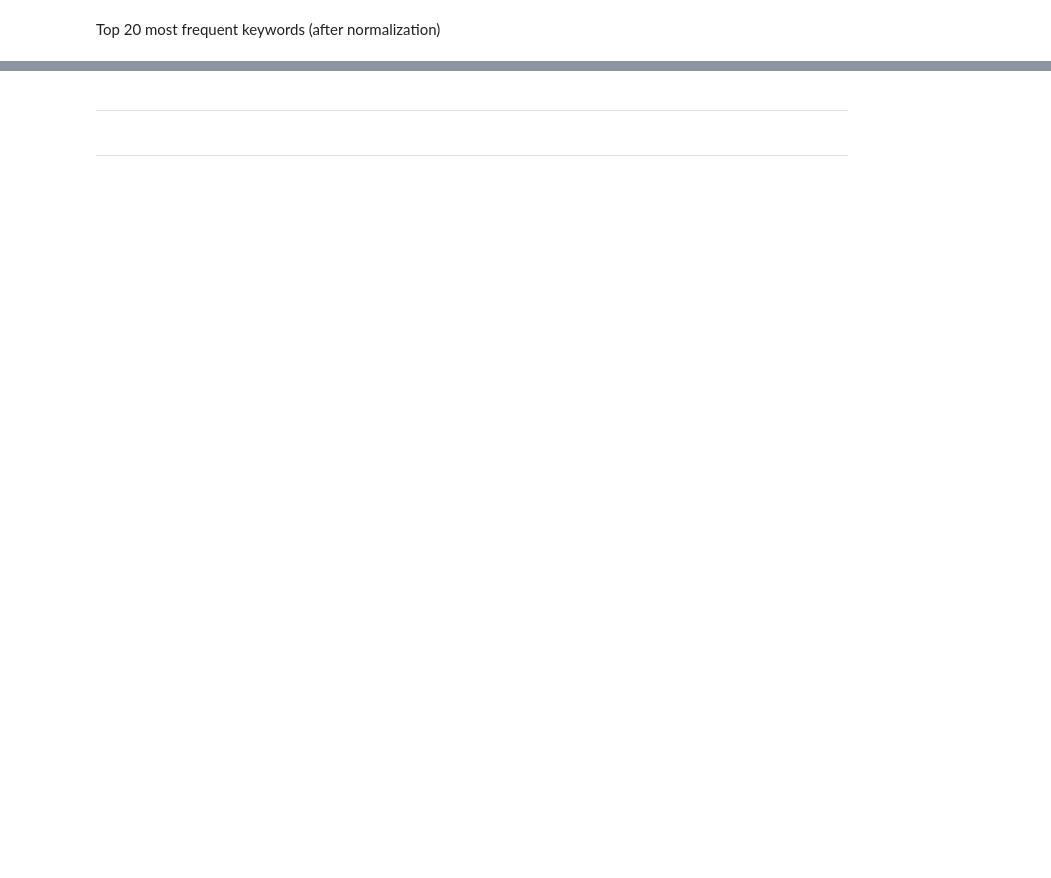
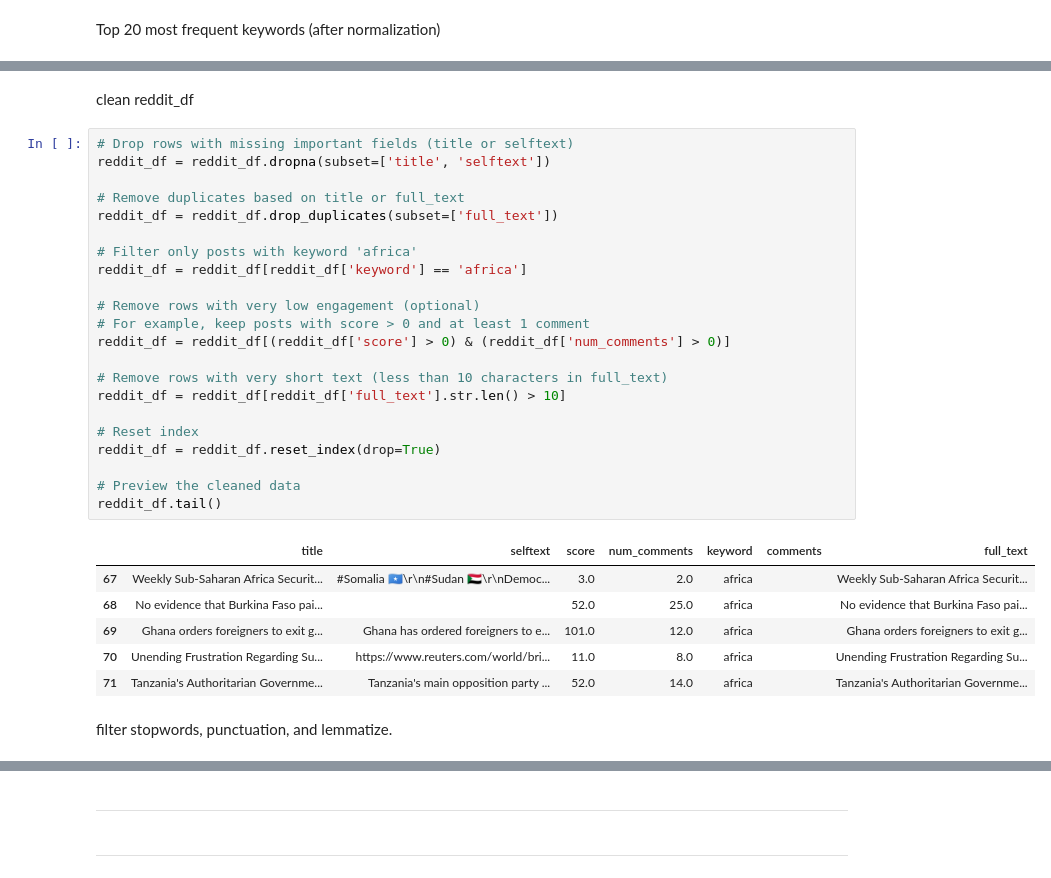
Before and after one commit to L-N-E0/USAID-Kenya-Sentiment-Analysis, a Jupyter notebook: notebooks/Mbego.ipynb, the cells around one changed output, grey strips where cells are left out. Cells and saved outputs as stored; diff of their text form; blank space fills up the shorter version.

```diff
--- a/notebooks/Mbego.ipynb
+++ b/notebooks/Mbego.ipynb
@@ -513,0 +566,33 @@ print(news_df.columns.tolist())
+# %% [markdown]
+clean reddit_df
+# %%
+# Drop rows with missing important fields (title or selftext)
+reddit_df = reddit_df.dropna(subset=['title', 'selftext'])
+
+# Remove duplicates based on title or full_text
+reddit_df = reddit_df.drop_duplicates(subset=['full_text'])
+
+# Filter only posts with keyword 'africa'
+reddit_df = reddit_df[reddit_df['keyword'] == 'africa']
+
+# Remove rows with very low engagement (optional)
+# For example, keep posts with score > 0 and at least 1 comment
+reddit_df = reddit_df[(reddit_df['score'] > 0) & (reddit_df['num_comments'] > 0)]
+
+# Remove rows with very short text (less than 10 characters in full_text)
+reddit_df = reddit_df[reddit_df['full_text'].str.len() > 10]
+
+# Reset index
+reddit_df = reddit_df.reset_index(drop=True)
+
+# Preview the cleaned data
+reddit_df.tail()
+# %% [output]
+|  | title | selftext | score | num_comments | keyword | comments | full_text |
+| 67 | Weekly Sub-Saharan Africa Securit... | #Somalia 🇸🇴\r\n#Sudan 🇸🇩\r\nDemoc... | 3.0 | 2.0 | africa |  | Weekly Sub-Saharan Africa Securit... |
+| 68 | No evidence that Burkina Faso pai... |  | 52.0 | 25.0 | africa |  | No evidence that Burkina Faso pai... |
+| 69 | Ghana orders foreigners to exit g... | Ghana has ordered foreigners to e... | 101.0 | 12.0 | africa |  | Ghana orders foreigners to exit g... |
+| 70 | Unending Frustration Regarding Su... | https://www.reuters.com/world/bri... | 11.0 | 8.0 | africa |  | Unending Frustration Regarding Su... |
+| 71 | Tanzania's Authoritarian Governme... | Tanzania's main opposition party ... | 52.0 | 14.0 | africa |  | Tanzania's Authoritarian Governme... |
+# %% [markdown]
+filter stopwords, punctuation, and lemmatize.
```
Also changed, not shown: parts of 33 cells of this notebook.
